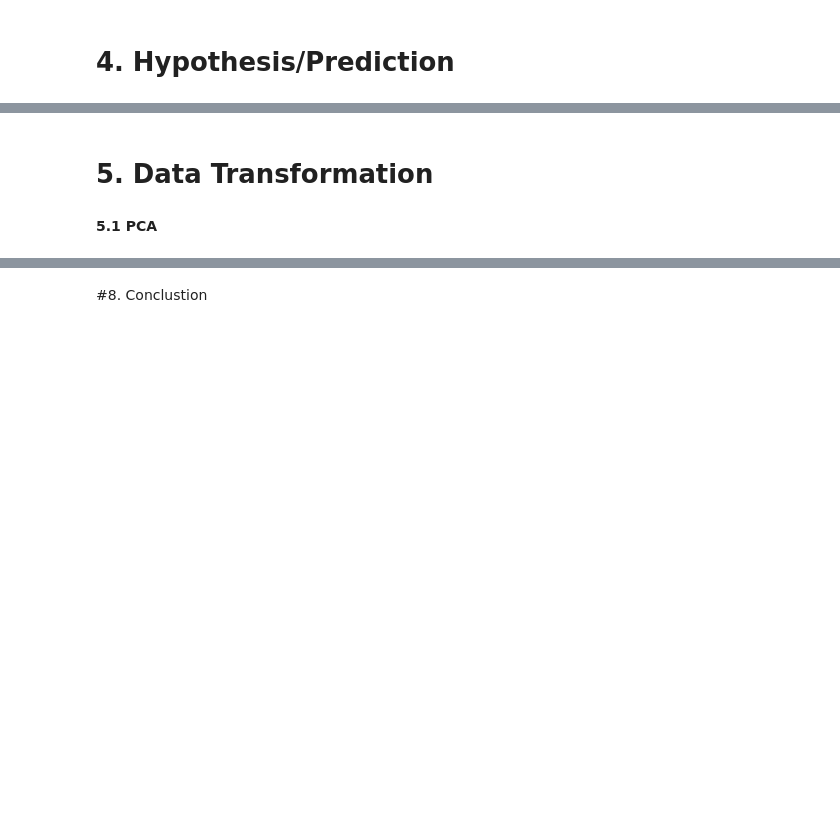
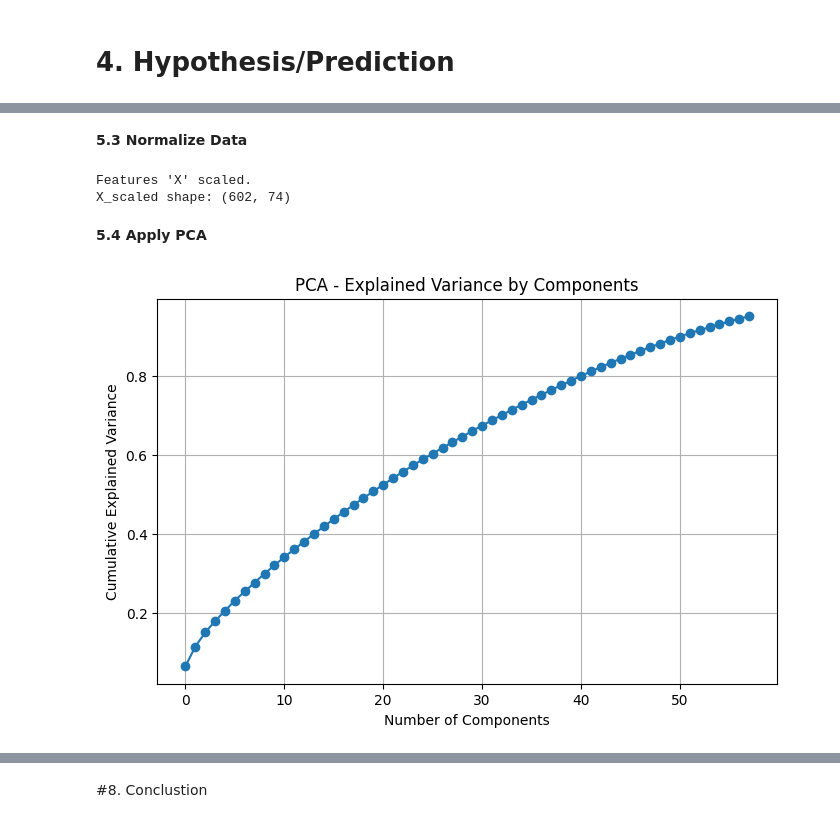
Before and after one commit to nc142j/Amazon_Behaviors_Purchases, a Jupyter notebook: Amazon_Behaviors_Purchases.ipynb, the cells around one changed output, grey strips where cells are left out. Saved outputs shown, nothing was run; the diff lists cells and outputs as text; code cells hidden in the pictures; blank space fills up the shorter version.

```diff
--- a/Amazon_Behaviors_Purchases.ipynb
+++ b/Amazon_Behaviors_Purchases.ipynb
@@ -505,0 +747,9 @@ These predictions are directly derived from the observed trends in the initial d
+# %%
+if 'Gender' in df.columns:
+    le = LabelEncoder()
+    df['Gender'] = le.fit_transform(df['Gender'])  # Male=1, Female=0
+
+# One-hot encoding for multi-class categorical variables
+df = pd.get_dummies(df, drop_first=True)
+#df[Purchase_Categories] = df[Purchase_Categories].apply(lambda x :str.split(';'))
+display(styled_dataframe_header(df.head()))
@@ -506,4 +764,71 @@ These predictions are directly derived from the observed trends in the initial d
 # %% [markdown]
-# 5. Data Transformation
+**5.3 Normalize Data**
+# %%
+scaler = StandardScaler()
+X_scaled = scaler.fit_transform(df)
+print("\nFeatures 'X' scaled.")
+print("X_scaled shape:", X_scaled.shape)
+# %% [output]
+Features 'X' scaled.
+X_scaled shape: (602, 74)
 # %% [markdown]
-**5.1 PCA**
+**5.4 Apply PCA**
+# %%
+#Apply PCA to retain 95% variance
+pca = PCA(n_components=0.95)
+# Fit PCA
+#pca = PCA().fit(X_scaled)
+
+X_pca = pca.fit_transform(X_scaled)
+
+# Plot cumulative explained variance
+plt.figure(figsize=(8, 5))
+plt.plot(np.cumsum(pca.explained_variance_ratio_), marker='o')
+plt.xlabel('Number of Components')
+plt.ylabel('Cumulative Explained Variance')
+plt.title('PCA - Explained Variance by Components')
+plt.grid(True)
+plt.show()
+
+# Define the target variable 'y' just before the split.
+# IMPORTANT: This assumes 'Purchase_Frequency' is your target
+# and it is available in the 'df' dataframe at this point,
+# and that it was somehow excluded from X_scaled/X_pca or its inclusion was intended.
+# The best practice is to define y *before* scaling and PCA.
+
+# Assuming 'Purchase_Frequency' is the column you want as your target
+# target_column_name = y # This line was incorrect, y is the data, not the column name string
+# target_column_name_str = 'Purchase_Frequency' # This string is correctly defined
+
+# The variable 'y' was already defined before 'Purchase_Frequency' was dropped from 'df'.
+# We should use the 'y' that was already created.
+
+# Re-check and ensure 'y' is correctly encoded if it's categorical
+# This was done in a previous cell, but we ensure it's done before the split.
+# Assuming 'Purchase_Frequency' was extracted into 'y' BEFORE columns were dropped from df for X.
+if y.dtype == 'object' or pd.api.types.is_categorical_dtype(y):
+    print("\nTarget variable 'y' is categorical. Applying Label Encoding.")
+    le_target = LabelEncoder()
+    y = le_target.fit_transform(y)
+    print("Target variable 'y' label encoded.")
+elif isinstance(y, pd.Series) and y.dtype in [np.int64, np.float64]:
+    print("\nTarget variable 'y' is already numeric.")
+else:
+     print(f"\nUnexpected target variable type: {type(y)} with dtype {getattr(y, 'dtype', 'N/A')}")
+     print("Ensure 'y' is a pandas Series extracted from 'Purchase_Frequency'.")
+
+
+# Use the data that was already scaled and PCA-transformed for the DNN
+# X_pca was created in ipython-input-208 from the scaled numerical features.
+# y should be the numerical target variable defined earlier.
+
+# Train-test split using X_pca and the (potentially encoded) y
+X_train_pca, X_test_pca, y_train, y_test = train_test_split(X_pca, y, test_size=0.2, random_state=42)
+
+print("\nData split into training and testing sets using PCA-transformed features.")
+print(f"X_train_pca shape: {X_train_pca.shape}")
+print(f"X_test_pca shape: {X_test_pca.shape}")
+print(f"y_train shape: {y_train.shape}")
+print(f"y_test shape: {y_test.shape}")
+# %% [output]
+[figure, added]
```
Also changed, not shown: parts of 46 cells of this notebook.
